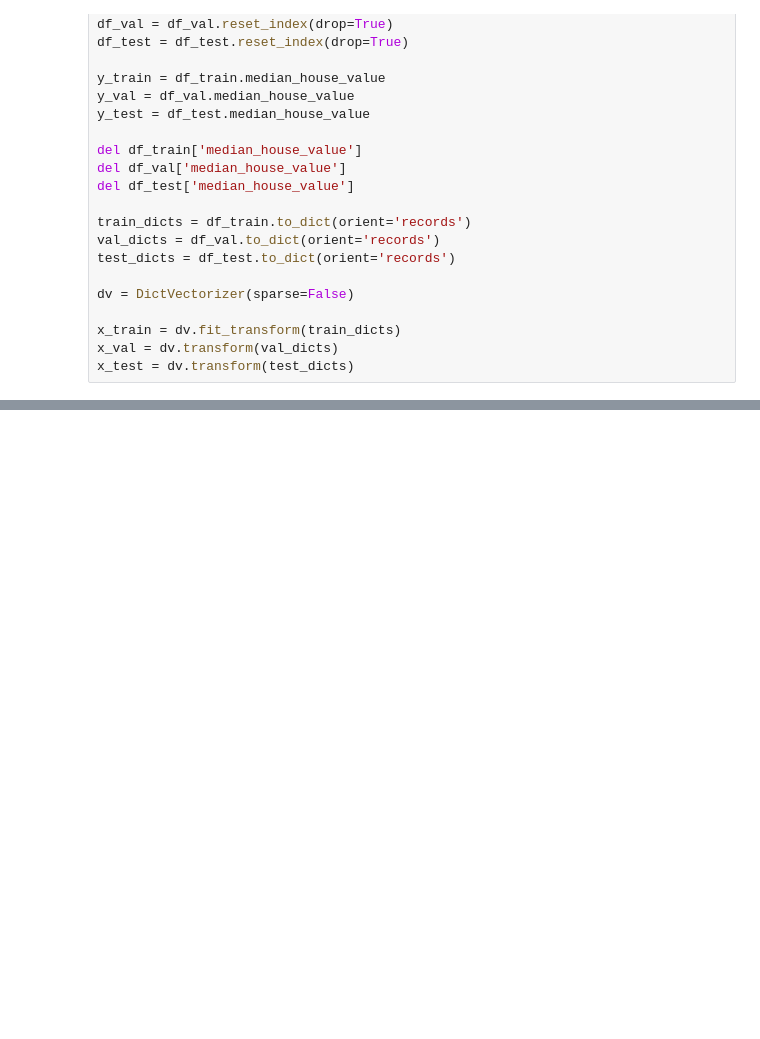
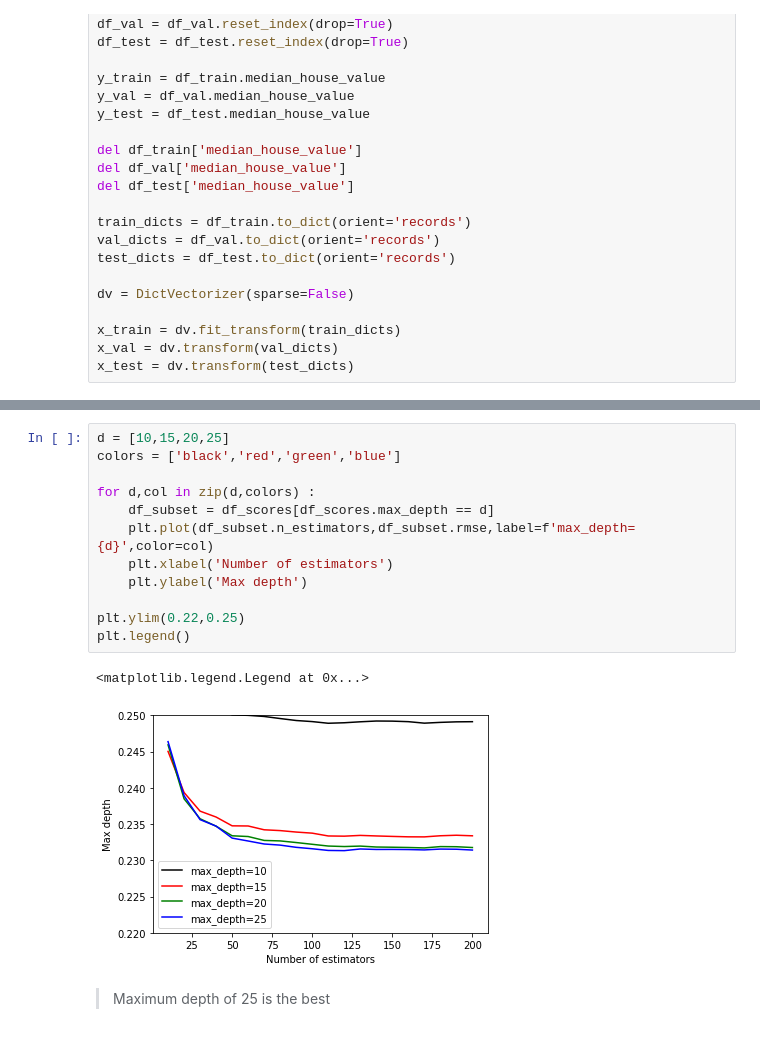
Before and after one commit to Micky373/ml_zoomcamp, a Jupyter notebook: week_6/homework_6/homework_6.ipynb, the cells around one changed output, grey strips where cells are left out. Saved outputs shown, nothing was run; the diff lists cells and outputs as text; blank space fills up the shorter version.

```diff
--- a/week_6/homework_6/homework_6.ipynb
+++ b/week_6/homework_6/homework_6.ipynb
@@ -139,0 +329,17 @@ x_test = dv.transform(test_dicts)
+# %%
+d = [10,15,20,25]
+colors = ['black','red','green','blue']
+
+for d,col in zip(d,colors) :
+    df_subset = df_scores[df_scores.max_depth == d]
+    plt.plot(df_subset.n_estimators,df_subset.rmse,label=f'max_depth={d}',color=col)
+    plt.xlabel('Number of estimators')
+    plt.ylabel('Max depth')
+
+plt.ylim(0.22,0.25)
+plt.legend()
+# %% [output]
+<matplotlib.legend.Legend at 0x...>
+[figure, added]
+# %% [markdown]
+> Maximum depth of 25 is the best
```
Also changed, not shown: parts of 27 cells of this notebook, 1 other file.
